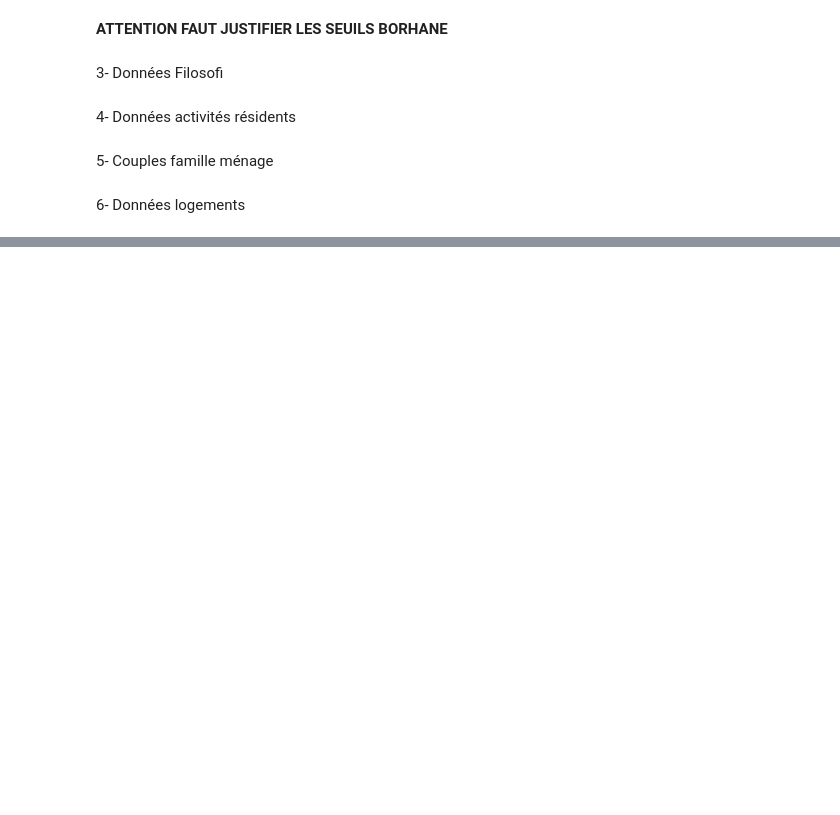
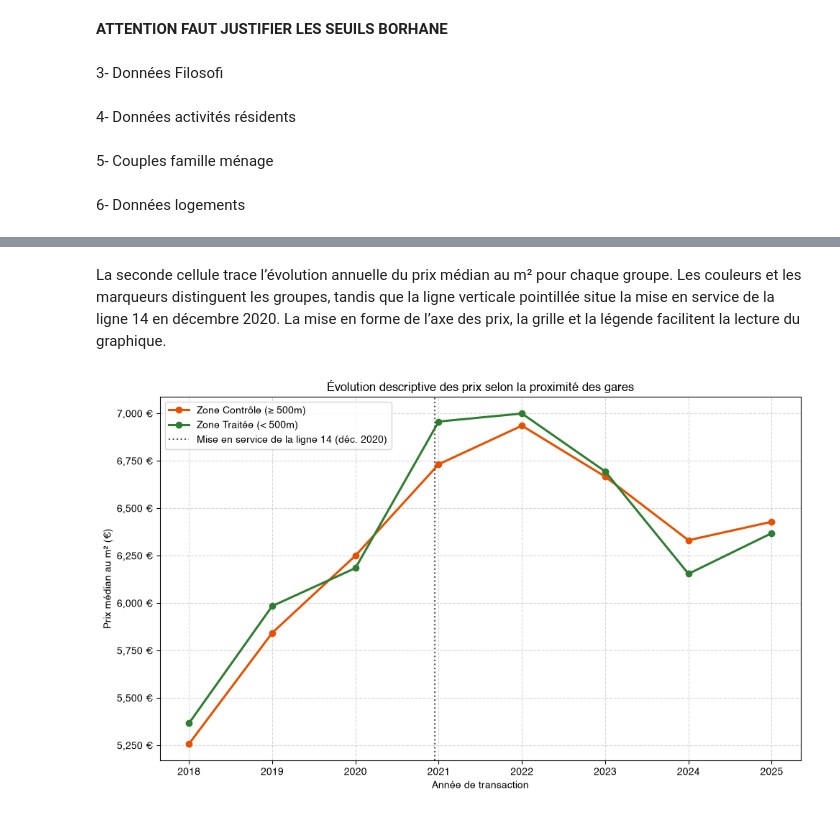
Before and after one commit to borhaney/projet_python_2a_ensae, a Jupyter notebook: main.ipynb, the cells around one changed output, grey strips where cells are left out. Drawn from its saved outputs; the diff is of its cells as text; code cells hidden in the pictures; blank space fills up the shorter version.

```diff
--- a/main.ipynb
+++ b/main.ipynb
@@ -169,0 +209,2 @@ Parquet final : /Users/borhane/Documents/2A ENSAE/Python 2A/projet_python_2a_ens
+# %%
+stations_proches = utils.charger_stations_proches(zone_etude)
@@ -169,0 +297,6 @@ Parquet final : /Users/borhane/Documents/2A ENSAE/Python 2A/projet_python_2a_ens
+# %%
+iris_classes, buffer_traite, buffer_etendu = utils.calculer_zones_tampons(
+    zone_etude,
+    stations_proches,
+    dist_traitee=DISTANCE_SEUIL_M,
+)
@@ -169,0 +349,33 @@ Parquet final : /Users/borhane/Documents/2A ENSAE/Python 2A/projet_python_2a_ens
+# %% [markdown]
+La seconde cellule trace l’évolution annuelle du prix médian au m² pour chaque groupe. Les couleurs et les marqueurs distinguent les groupes, tandis que la ligne verticale pointillée situe la mise en service de la ligne 14 en décembre 2020. La mise en forme de l’axe des prix, la grille et la légende facilitent la lecture du graphique.
+# %%
+fig, ax = plt.subplots(figsize=(10, 6))
+couleurs = ["#e65100", "#2e7d32"]
+
+for couleur, groupe in zip(couleurs, table_prix.columns):
+    ax.plot(
+        table_prix.index,
+        table_prix[groupe],
+        marker="o",
+        linewidth=2.2,
+        color=couleur,
+        label=groupe,
+    )
+
+ax.axvline(
+    x=2020.95,
+    color="#555555",
+    linestyle=":",
+    linewidth=1.5,
+    label="Mise en service de la ligne 14 (déc. 2020)",
+)
+ax.set_title("Évolution descriptive des prix selon la proximité des gares")
+ax.set_xlabel("Année de transaction")
+ax.set_ylabel("Prix médian au m² (€)")
+ax.yaxis.set_major_formatter(StrMethodFormatter("{x:,.0f} €"))
+ax.grid(True, linestyle="--", alpha=0.5)
+ax.legend()
+plt.tight_layout()
+plt.show()
+# %% [output]
+[figure, added]
```
Also changed, not shown: parts of 20 cells of this notebook, 1 other file.
